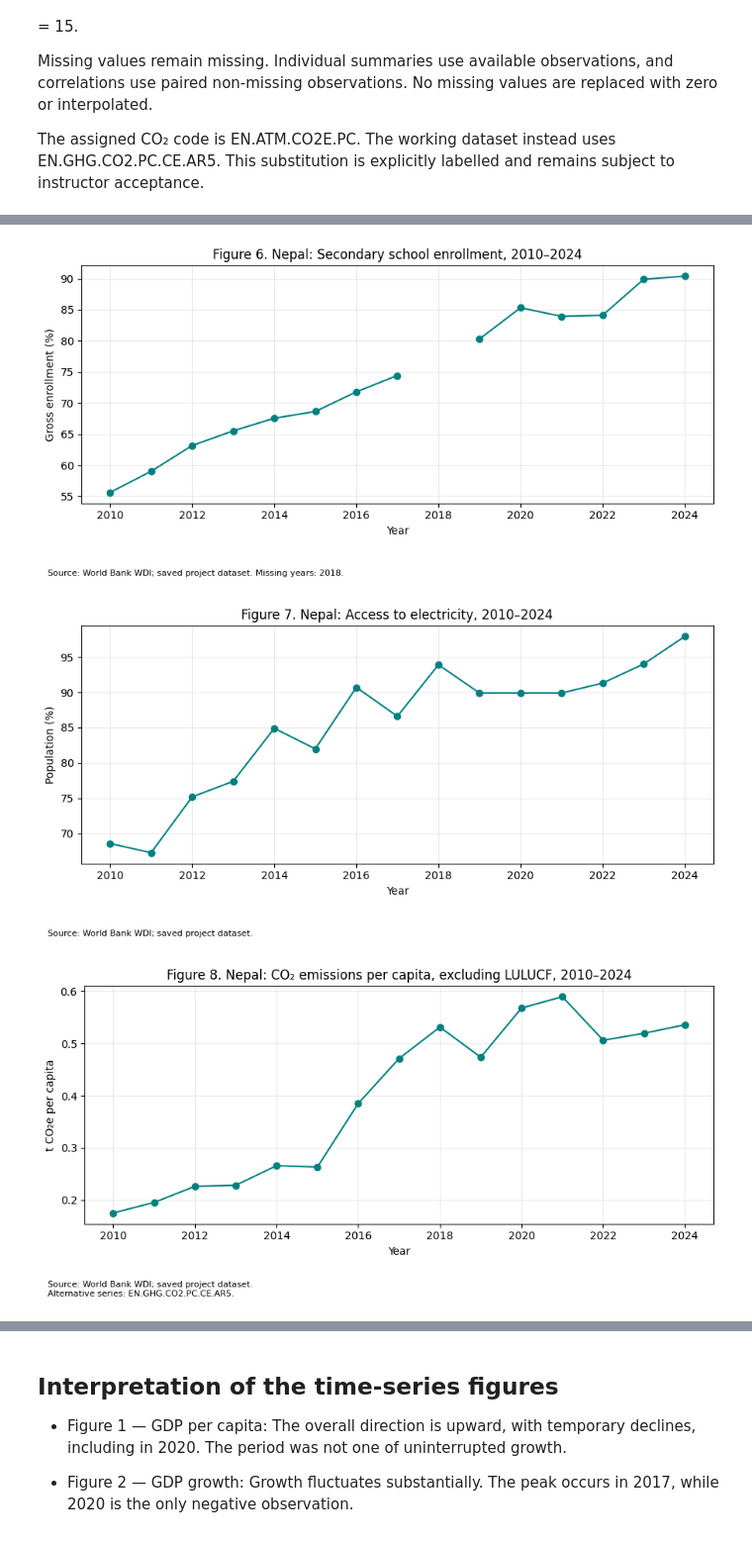
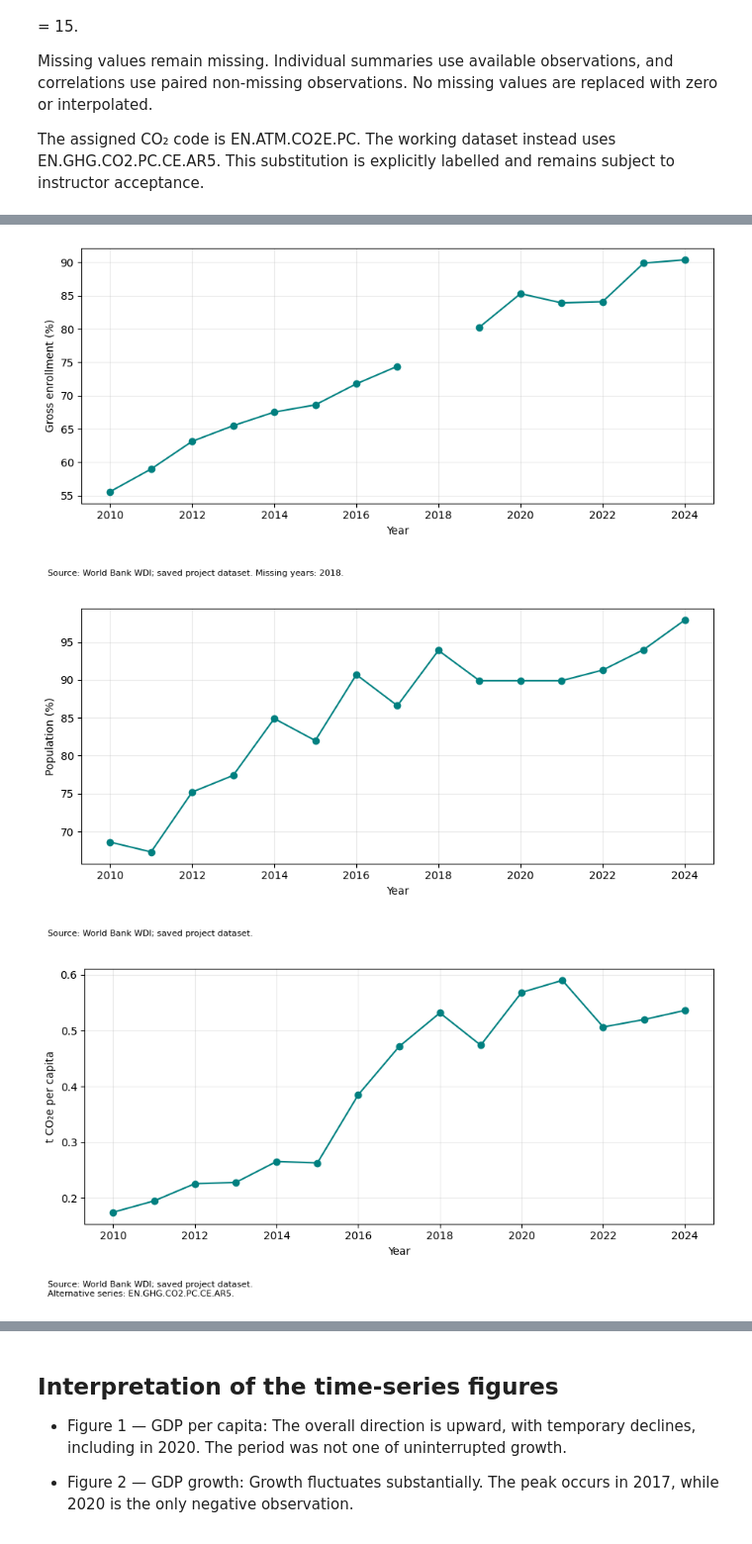
Before and after one commit to rbhdsks/HS-Statistical-Inference-Assignment-2026, a Jupyter notebook: notebooks/02_descriptive_and_graphical_analysis.ipynb, the cells around one changed output, grey strips where cells are left out. Shown at 99% size. Saved outputs shown, nothing was run; the diff lists cells and outputs as text; code cells hidden in the pictures.

```diff
--- a/notebooks/02_descriptive_and_graphical_analysis.ipynb
+++ b/notebooks/02_descriptive_and_graphical_analysis.ipynb
@@ -385,9 +385,7 @@ for figure_number, (column, title, ylabel) in enumerate(
         color="teal",
     )
 
-    ax.set_title(
-        f"Figure {figure_number}. Nepal: {title}, 2010–2024"
-    )
+
     ax.set_xlabel("Year")
     ax.set_ylabel(ylabel)
     ax.set_xticks(range(2010, 2025, 2))
@@ -445,7 +443,7 @@ for number, (column, title, ylabel) in enumerate(remaining_specs, start=4):
 
     ax.plot(series.index, series.values, marker="o", color="teal")
     ax.set(
-        title=f"Figure {number}. Nepal: {title}, 2010–2024",
+
         xlabel="Year",
         ylabel=ylabel,
     )
@@ -478,3 +476,3 @@ for number, (column, title, ylabel) in enumerate(remaining_specs, start=4):
-[figure, old version]
+[figure, new version]
-[figure, old version]
+[figure, new version]
-[figure, old version]
+[figure, new version]
```
Also changed, not shown: parts of 6 cells of this notebook, 18 other files.
